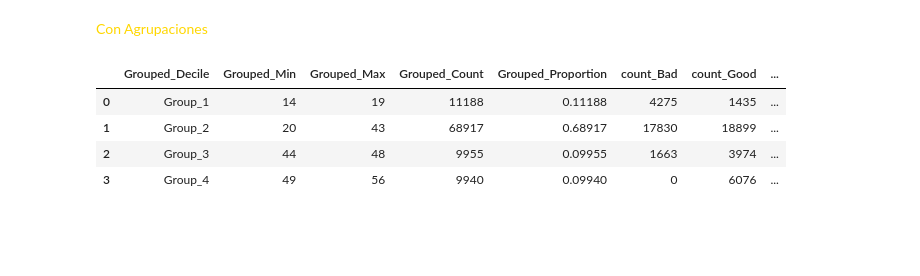
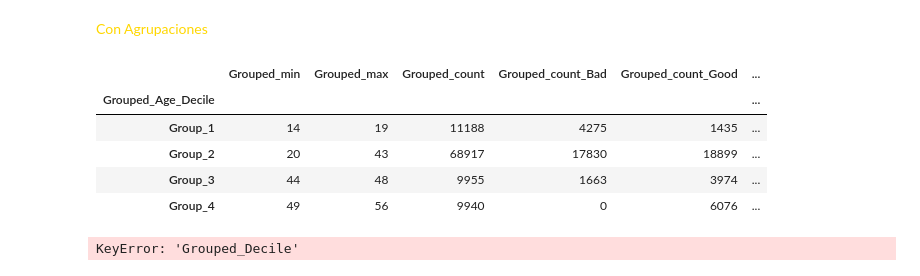
Before and after one commit to adoljc87/SCORE, a Jupyter notebook: notebooks/1_BIVARIATE_ANALYSIS/1_Age.ipynb, the cells around one changed output. Drawn from its saved outputs; the diff is of its cells as text; code cells hidden in the pictures; blank space fills up the shorter version.

Commit message:
se continúa desarrollando el análisis bivariado para age y mejorando el análisis de deciles

```diff
--- a/notebooks/1_BIVARIATE_ANALYSIS/1_Age.ipynb
+++ b/notebooks/1_BIVARIATE_ANALYSIS/1_Age.ipynb
@@ -303,25 +268,40 @@ Odds Ratio de Age: 1.04 Por cada año adicional de edad, la probabilidad de esta
 # %%
 group_map = {
     0: "Group_1",
     1: "Group_2",
     2: "Group_2",
     3: "Group_2",
     4: "Group_2",
     5: "Group_2",
     6: "Group_2",
     7: "Group_2",
     8: "Group_3",
     9: "Group_4"
 }
 
-df_grouped = group_deciles(df_deciles, group_map)
+# Aplicar la agrupación de deciles
+df_grouped = group_deciles(df_deciles, continuous_variable="Age", group_map=group_map)
 
-grouped_summary = summarize_grouped_deciles(df_grouped, continuous_variable="Age", target_col="Credit_Mix")
+# Resumir la información de los deciles agrupados
+summary_results = summarize_grouped_deciles(
+    df_deciles=df_grouped,
+    grouped_col='Grouped_Age_Decile',
+    continuous_variable='Age',
+    target_col='Credit_Mix'
+)
 
-display(grouped_summary)
+# Extraer información clave
+grouped_stats = summary_results['statistics']   # Estadísticas generales
+grouped_counts = summary_results['counts']     # Conteos por categoría
+grouped_proportions = summary_results['proportions']  # Proporciones por categoría
+grouped_summary_df = summary_results['df']     # DataFrame consolidado con todo
+
+# Ver el DataFrame final consolidado
+display(grouped_summary_df)
 # %% [output]
-|  | Grouped_Decile | Grouped_Min | Grouped_Max | Grouped_Count | Grouped_Proportion | count_Bad | count_Good | ... |
-| 0 | Group_1 | 14 | 19 | 11188 | 0.11188 | 4275 | 1435 | ... |
-| 1 | Group_2 | 20 | 43 | 68917 | 0.68917 | 17830 | 18899 | ... |
-| 2 | Group_3 | 44 | 48 | 9955 | 0.09955 | 1663 | 3974 | ... |
-| 3 | Group_4 | 49 | 56 | 9940 | 0.09940 | 0 | 6076 | ... |
+|  | Grouped_min | Grouped_max | Grouped_count | Grouped_count_Bad | Grouped_count_Good | ... |
+| Grouped_Age_Decile |  |  |  |  |  | ... |
+| Group_1 | 14 | 19 | 11188 | 4275 | 1435 | ... |
+| Group_2 | 20 | 43 | 68917 | 17830 | 18899 | ... |
+| Group_3 | 44 | 48 | 9955 | 1663 | 3974 | ... |
+| Group_4 | 49 | 56 | 9940 | 0 | 6076 | ... |
@@ -328,22 +310,29 @@ display(grouped_summary)
 # %%
 chart_types = {
     "prop_count_Good": "line",
+    "prop_count_Standard": "line",
+    "prop_count_Bad": "line",
     "Grouped_Count": "bar"
 }
 
 fig = plot_interactive_chart(
-    df=grouped_summary,
-    y_columns=["prop_count_Good", "Grouped_Count"],
+    df=grouped_summary_df.reset_index(),
+    y_columns=["prop_count_Good", "prop_count_Standard", "prop_count_Bad", "Grouped_Count"],
     x_column="Grouped_Decile",
     chart_types=chart_types,
     title="Proportion of Credit Score Categories by Age Grouped Decile",
     x_title="Grouped Decile",
     y_title="Grouped Count",
     y2_title="Proportion",
-    secondary_y=["prop_count_Good"],
+    secondary_y=["prop_count_Good", "prop_count_Standard", "prop_count_Bad"],
     width=900,
     height=500,
-    custom_colors={"prop_count_Good": "lightgreen", "Grouped_Count": "gray"}
+    custom_colors={"prop_count_Good": "lightgreen",
+                   "prop_count_Standard": "brown",
+                   "prop_count_Bad": "red",
+                   "Grouped_Count": "gray"}
 )
 
 fig.show()
+# %% [output]
+KeyError: 'Grouped_Decile'
```
Also changed, not shown: parts of 12 cells of this notebook, 1 other file.
